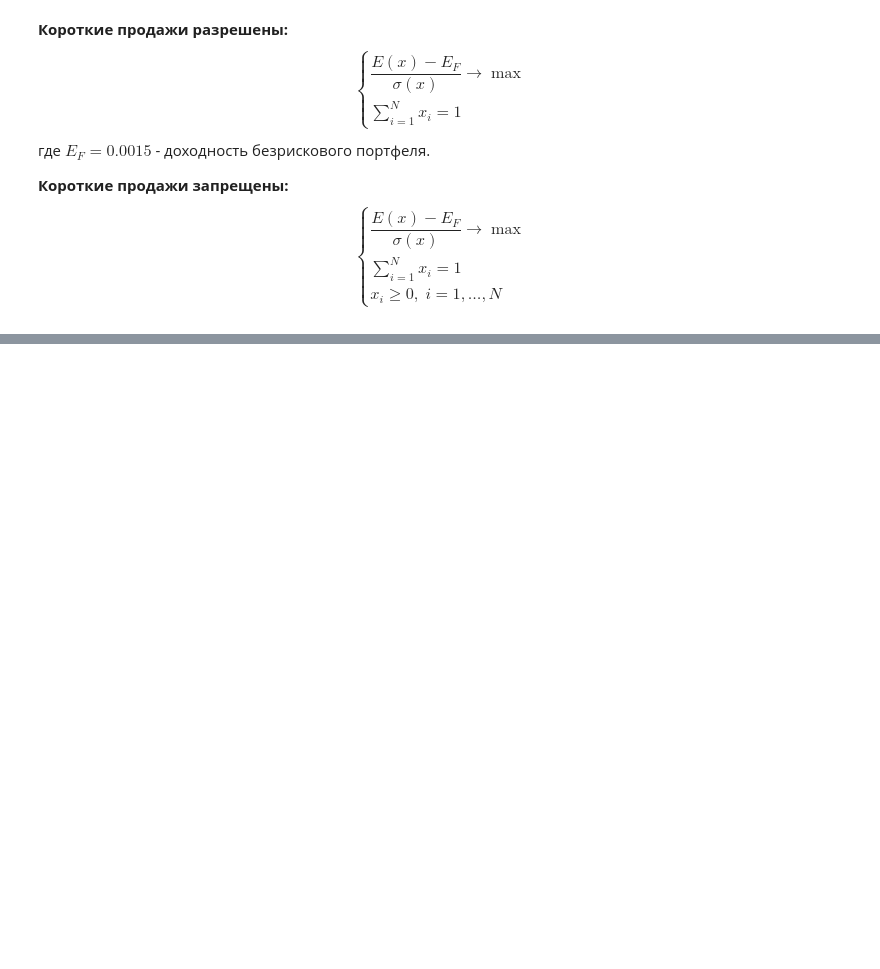
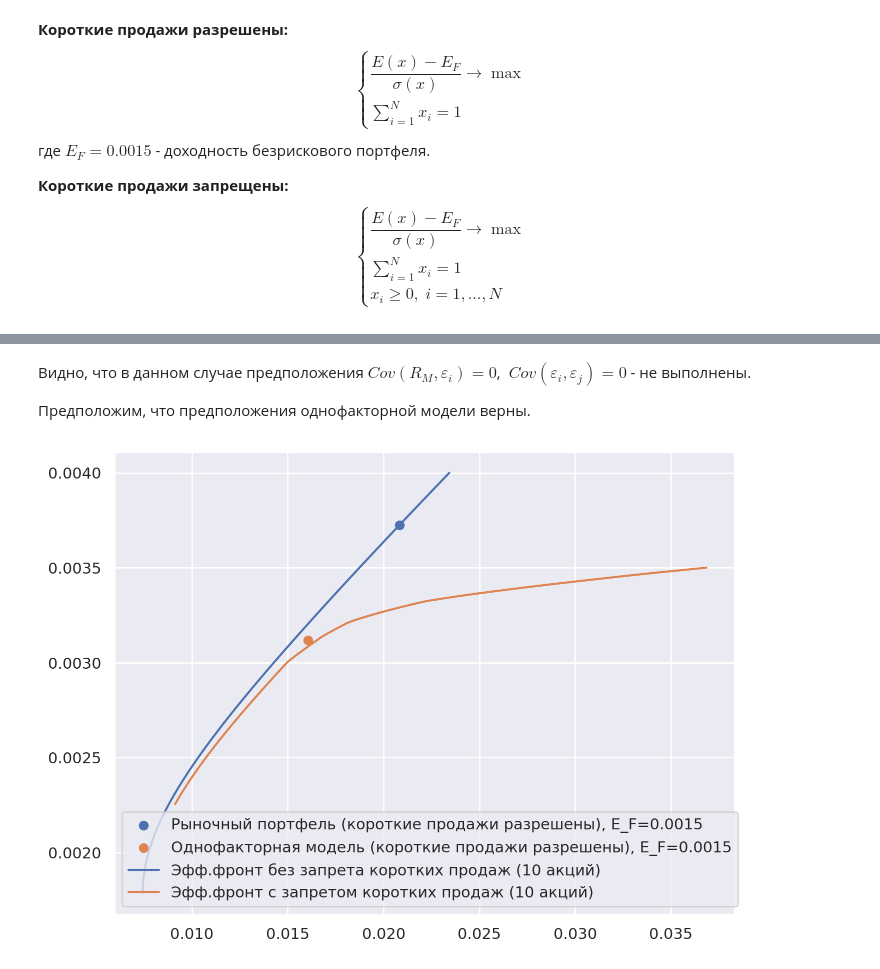
Before and after one commit to antonov1lya/ResearchSeminar2024, a Jupyter notebook: lab2.ipynb, the cells around one changed output, grey strips where cells are left out. Saved outputs shown, nothing was run; the diff lists cells and outputs as text; code cells hidden in the pictures; blank space fills up the shorter version.

```diff
--- a/lab2.ipynb
+++ b/lab2.ipynb
@@ -452,0 +529,11 @@ plt.show()
+# %%
+s=0
+for i in range(len(top10_returns.columns)):
+    for j in range(i+1, len(top10_returns.columns)):
+        pear = pearsonr(residuals[i], residuals[j])
+        if pear.pvalue < 0.05:
+            s+=1
+            print(f'Активы {top10_returns.columns[i]} и {top10_returns.columns[j]}, pearson_corr = {np.round(pear.statistic, 3)}, p_value = {np.round(pear.pvalue, 3)}, гипотеза отвергается')
+        else:
+            print(f'Активы {top10_returns.columns[i]} и {top10_returns.columns[j]}, индекс, pearson_corr = {np.round(pear.statistic, 3)}, p_value = {np.round(pear.pvalue, 3)}, гипотеза не отвергается')
+print(f'Доля отвергнутых гипотез: {s/(len(top10_returns.columns)*(len(top10_returns.columns)-1)/2)}')
@@ -452,0 +558,31 @@ plt.show()
+# %% [markdown]
+Видно, что в данном случае предположения $Cov(R_M,\varepsilon_i)=0$, $\; Cov(\varepsilon_i, \varepsilon_j)=0$ - не выполнены.
+
+Предположим, что предположения однофакторной модели верны.
+# %%
+beta = np.array([models[i].coef_[0] for i in range(len(models))])
+delta = np.array([np.std(residuals[i]) for i in range(len(residuals))])
+E_F = 0.0015
+sigma_M = np.std(indexes_returns)
+E = np.array(top10_returns.mean())
+
+def calculate_A(beta, delta, E, E_F, sigma_M):
+    numerator = np.power(sigma_M, 2) * np.sum(beta * (E-E_F) / np.power(delta, 2))
+    denumerator = 1 + np.power(sigma_M, 2) * np.sum(np.power(beta, 2) / np.power(delta, 2))
+    A = numerator / denumerator
+    y = beta / np.power(delta, 2) * ((E - E_F) / beta - A)
+    return y / np.sum(y)
+
+x_one_factor = calculate_A(beta, delta, E, 0.0015, sigma_M)
+# %%
+E = np.array(top10_returns.mean())
+S = np.array(top10_returns.cov())
+
+plt.scatter([calcuate_sigma(S, x_with_short_sales)], np.dot(E, x_with_short_sales), label='Рыночный портфель (короткие продажи разрешены), E_F=0.0015')
+plt.scatter([calcuate_sigma(S, x_one_factor)], np.dot(E, x_one_factor), label='Однофакторная модель (короткие продажи разрешены), E_F=0.0015')
+
+draw_efficient_frontier(S, E, 10)
+plt.legend()
+plt.show()
+# %% [output]
+[figure, added]
```
Also changed, not shown: parts of 15 cells of this notebook.
